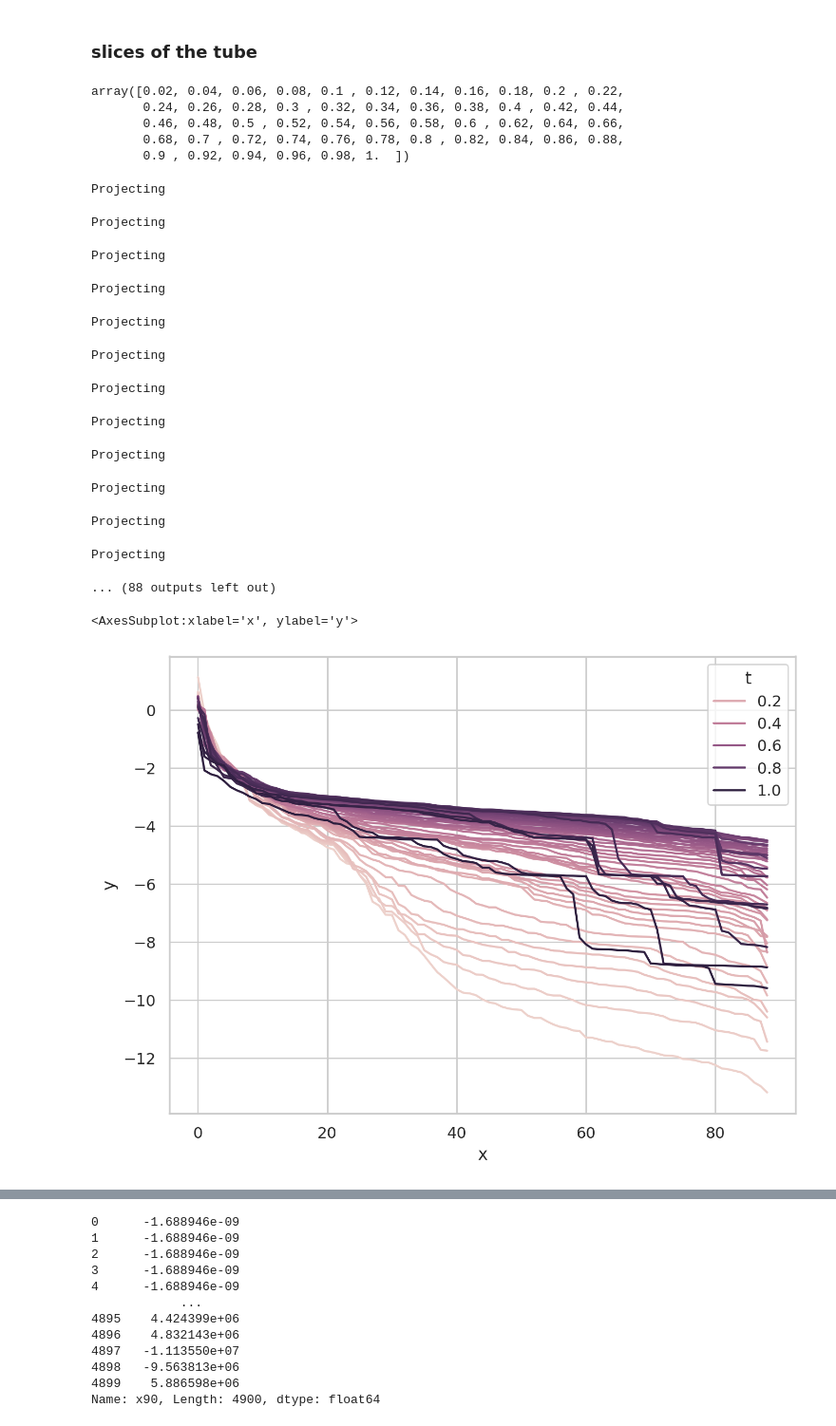
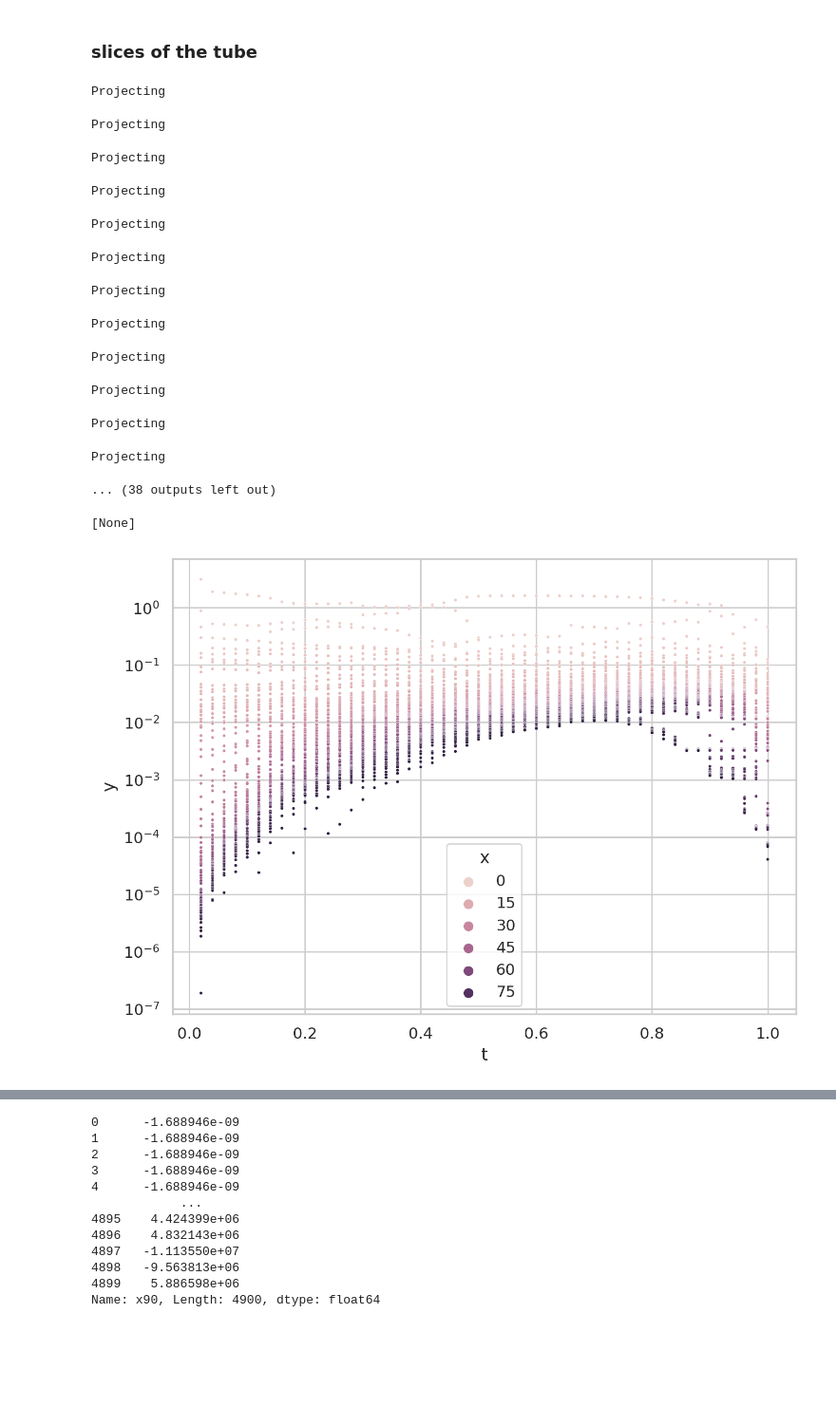
Before and after one commit to grasp-lyrl/low-dimensional-deepnets, a Jupyter notebook: geodesics.ipynb, the cells around one changed output, grey strips where cells are left out. Shown at 95% size. Drawn from its saved outputs; the diff is of its cells as text; code cells hidden in the pictures; blank space fills up the shorter version.

```diff
--- a/geodesics.ipynb
+++ b/geodesics.ipynb
@@ -241,19 +241,13 @@ loc = 'results/distances/'
 d = th.load(os.path.join(loc, 'new_avg.p'))
 d['yh'] = d.apply(lambda r: r.yh.squeeze(), axis=1)
 avg = avg_model(d, groupby=['m', 'opt', 't'], probs=True, get_err=True, update_d=True, compute_distance=False, dev='cuda', keys=['yh'])['d']
-# %%
-avg['t'].unique()
-# %% [output]
-array([0.02, 0.04, 0.06, 0.08, 0.1 , 0.12, 0.14, 0.16, 0.18, 0.2 , 0.22,
-       0.24, 0.26, 0.28, 0.3 , 0.32, 0.34, 0.36, 0.38, 0.4 , 0.42, 0.44,
-       0.46, 0.48, 0.5 , 0.52, 0.54, 0.56, 0.58, 0.6 , 0.62, 0.64, 0.66,
-       0.68, 0.7 , 0.72, 0.74, 0.76, 0.78, 0.8 , 0.82, 0.84, 0.86, 0.88,
-       0.9 , 0.92, 0.94, 0.96, 0.98, 1.  ])
 # %%
 data = []
 scatters = []
+model = "'wr-4-8'"
+opt = "'sgd'"
 for t in avg['t'].unique():
-    xt = avg.iloc[get_idx(avg, f"t == {t} & seed > 0")]
+    xt = avg.iloc[get_idx(avg, f"t == {t} & seed > 0 & m == {model} & opt == {opt}")]
     xt_avg = avg.iloc[get_idx(avg, f"t == {t} & seed < 0")]
     xs = th.tensor(np.stack(xt['yh']))
     xs_avg = th.tensor(np.stack(xt_avg['yh']))
@@ -261,19 +255,23 @@ for t in avg['t'].unique():
     d_mean = w.mean(0)
     l = np.eye(w.shape[0]) - 1.0/w.shape[0]
     w = -l @ w @ l / 2
-    r = proj_(w, len(xs), len(xs)//2-1)
-    e = sorted(np.log(np.abs(r['e'])))[:0:-1]
+    e, v = np.linalg.eig(w)
+
+    ii = np.argsort(np.abs(e))[::-1]
+    e, v = e[ii], v[:, ii]
+    xp = v*np.sqrt(np.abs(e))
+
     for x in range(len(e)-1):
         data.append(dict(x=x, y=e[x], t=t))
-        scatters.append({f'x{j}':r['xp'][x, j] for j in range(r['xp'].shape[1])})
-        scatters[-1].update({f'e{j}':r['e'][j] for j in range(r['xp'].shape[1])})
+        scatters.append({f'x{j}':xp[x, j] for j in range(xp.shape[1])})
+        scatters[-1].update({f'e{j}':e[j] for j in range(xp.shape[1])})
         scatters[-1].update(dict(t=t,
                              avg=False, config=(xt.iloc[x]['m'],xt.iloc[x]['opt'])))
-    q = lazy_embed(xs_avg, xs, w, d_mean, r['e'], r['v'], ne= len(xs)//2-1)
+    q = lazy_embed(xs_avg, xs, w, d_mean, e, v, ne= len(xs)//2-1)
     for i in range(len(q)):
         scatters.append({f'x{j}':q[i, j] for j in range(q.shape[1])})
         scatters[-1].update(dict(t=t, avg=True, config=(xt_avg.iloc[i]['m'],xt_avg.iloc[i]['opt'])))
-        scatters[-1].update({f'e{j}':r['e'][j] for j in range(r['xp'].shape[1])})
+        scatters[-1].update({f'e{j}':e[j] for j in range(xp.shape[1])})
 data = pd.DataFrame(data)
 # %% [output]
 Projecting
@@ -288,9 +286,10 @@ Projecting
 Projecting
 Projecting
 Projecting
-... (88 outputs left out)
+... (38 outputs left out)
 # %%
-sns.lineplot(data=data, x='x', y='y', hue='t', markers=True)
+ax = sns.scatterplot(data=data, x='t', y='y', hue='x', markers=True, s=5)
+ax.set(yscale='log')
 # %% [output]
-<AxesSubplot:xlabel='x', ylabel='y'>
+[None]
-[figure, old version]
+[figure, new version]
```
Also changed, not shown: parts of 1 cell of this notebook, 50 other files.
